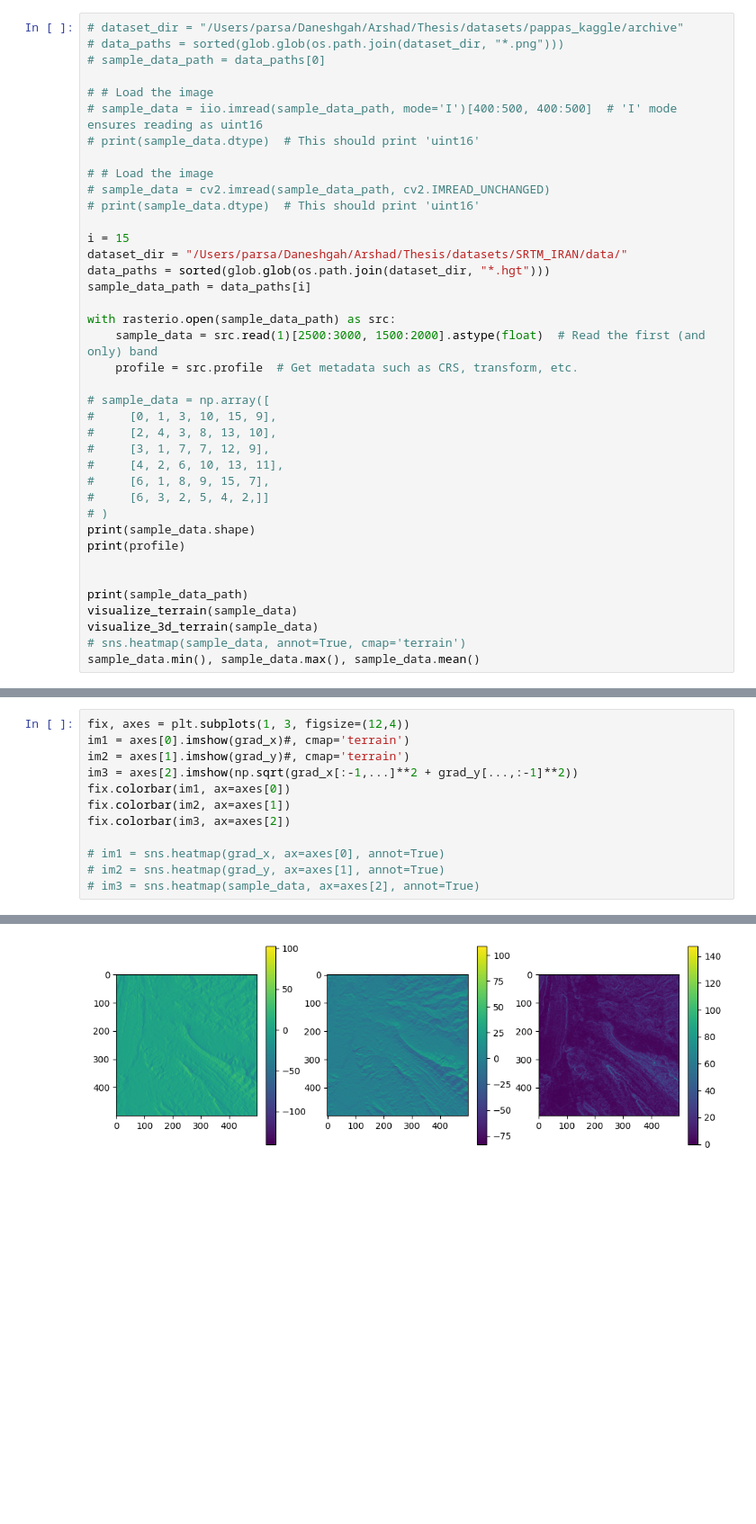
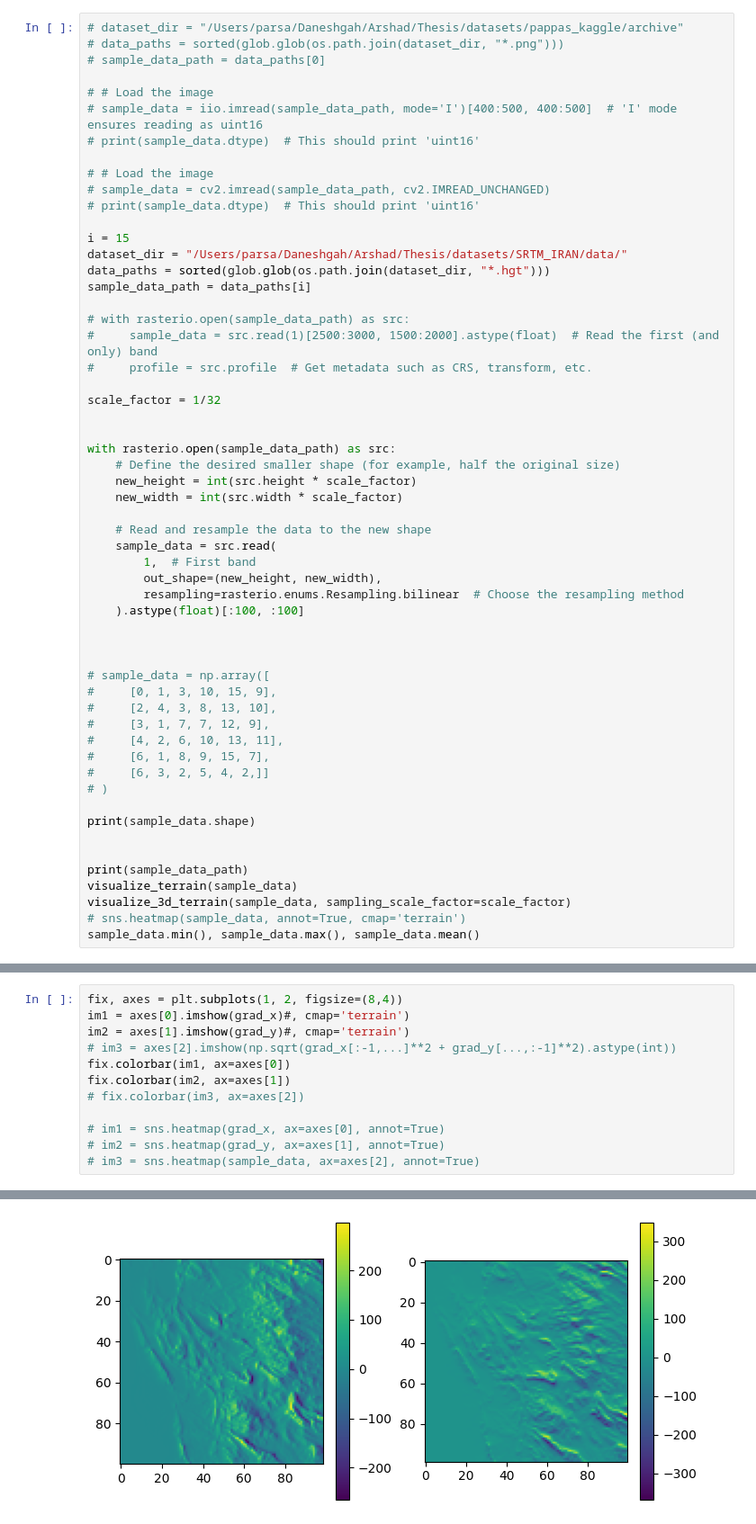
Before and after one commit to parsadaj/WaveFunctionCollapse, a Jupyter notebook: terrain_wfc.ipynb, the cells around one changed output, grey strips where cells are left out. Shown: that part at 90% size. Cells and saved outputs as stored; diff of their text form; blank space fills up the shorter version.

Commit message:
slope to height and multichannel input fix

```diff
--- a/terrain_wfc.ipynb
+++ b/terrain_wfc.ipynb
@@ -27,9 +27,26 @@ dataset_dir = "/Users/parsa/Daneshgah/Arshad/Thesis/datasets/SRTM_IRAN/data/"
 data_paths = sorted(glob.glob(os.path.join(dataset_dir, "*.hgt")))
 sample_data_path = data_paths[i]
 
+# with rasterio.open(sample_data_path) as src:
+#     sample_data = src.read(1)[2500:3000, 1500:2000].astype(float)  # Read the first (and only) band
+#     profile = src.profile  # Get metadata such as CRS, transform, etc.
+
+scale_factor = 1/32
+
+
 with rasterio.open(sample_data_path) as src:
-    sample_data = src.read(1)[2500:3000, 1500:2000].astype(float)  # Read the first (and only) band
-    profile = src.profile  # Get metadata such as CRS, transform, etc.
+    # Define the desired smaller shape (for example, half the original size)
+    new_height = int(src.height * scale_factor)
+    new_width = int(src.width * scale_factor)
+
+    # Read and resample the data to the new shape
+    sample_data = src.read(
+        1,  # First band
+        out_shape=(new_height, new_width),
+        resampling=rasterio.enums.Resampling.bilinear  # Choose the resampling method
+    ).astype(float)[:100, :100]
+
+
 
 # sample_data = np.array([
 #     [0, 1, 3, 10, 15, 9],
@@ -39,13 +56,13 @@ with rasterio.open(sample_data_path) as src:
 #     [6, 1, 8, 9, 15, 7],
 #     [6, 3, 2, 5, 4, 2,]]
 # )
+
 print(sample_data.shape)
-print(profile)
 
 
 print(sample_data_path)
 visualize_terrain(sample_data)
-visualize_3d_terrain(sample_data)
+visualize_3d_terrain(sample_data, sampling_scale_factor=scale_factor)
 # sns.heatmap(sample_data, annot=True, cmap='terrain')
 sample_data.min(), sample_data.max(), sample_data.mean()
 # %% [output]
@@ -72,18 +87,18 @@ grad_x.shape, grad_y.shape
 # %%
-fix, axes = plt.subplots(1, 3, figsize=(12,4))
+fix, axes = plt.subplots(1, 2, figsize=(8,4))
 im1 = axes[0].imshow(grad_x)#, cmap='terrain')
 im2 = axes[1].imshow(grad_y)#, cmap='terrain')
-im3 = axes[2].imshow(np.sqrt(grad_x[:-1,...]**2 + grad_y[...,:-1]**2))
+# im3 = axes[2].imshow(np.sqrt(grad_x[:-1,...]**2 + grad_y[...,:-1]**2).astype(int))
 fix.colorbar(im1, ax=axes[0])
 fix.colorbar(im2, ax=axes[1])
-fix.colorbar(im3, ax=axes[2])
+# fix.colorbar(im3, ax=axes[2])
 
 # im1 = sns.heatmap(grad_x, ax=axes[0], annot=True)
 # im2 = sns.heatmap(grad_y, ax=axes[1], annot=True)
 # im3 = sns.heatmap(sample_data, ax=axes[2], annot=True)
 # %% [output]
 <matplotlib.colorbar.Colorbar at 0x...>
-[figure, old version]
+[figure, new version]
 # %%
 
 
```
Also changed, not shown: parts of 16 cells of this notebook, 3 other files.
